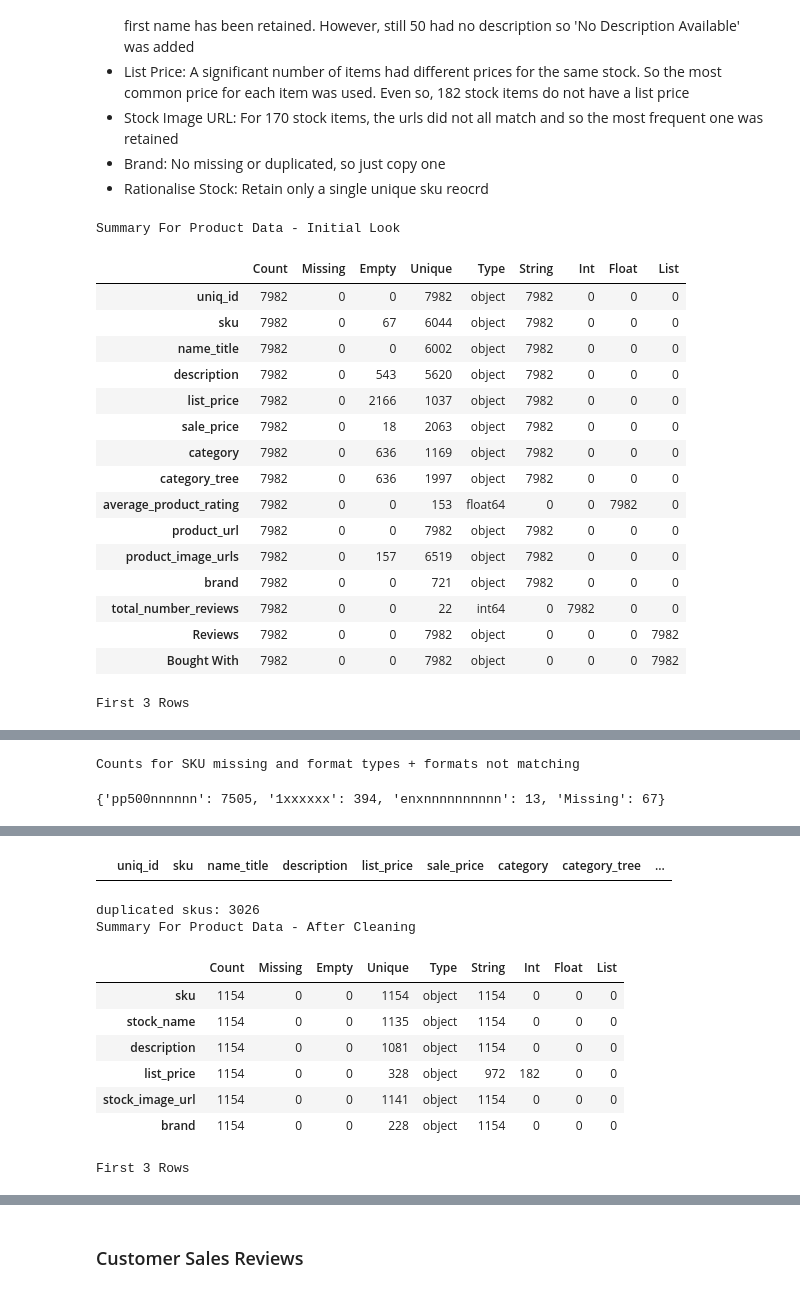
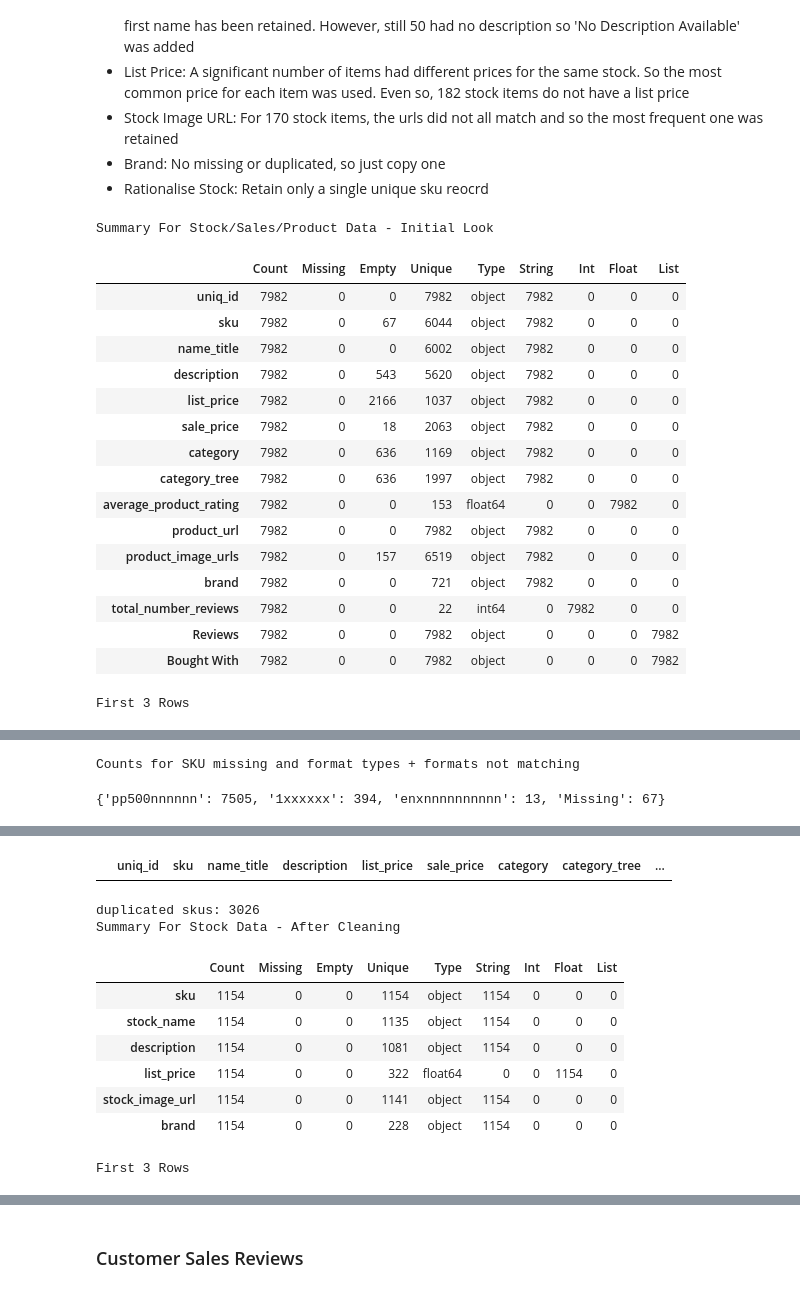
Before and after one commit to StuartG24/Retail_Data_Analysis, a Jupyter notebook: Report_Draft.ipynb, the cells around one changed output, grey strips where cells are left out. Saved outputs shown, nothing was run; the diff lists cells and outputs as text; code cells hidden in the pictures.

Commit message:
more on sales

```diff
--- a/Report_Draft.ipynb
+++ b/Report_Draft.ipynb
@@ -276,12 +276,13 @@ The following actions were taken:
 - Rationalise Stock: Retain only a single unique sku reocrd
 # %%
 # Establish a reference list of all product / stock details
+# And also the initial draft of the sales datafreame
 
-# Create an initial new dataframe for all product details
+# Create an initial new dataframe for all stock details
 stock_df = source_jcp_products_df.copy()
 
 # Print the file and data fields
-print_full_summary('Summary For Product Data - Initial Look', stock_df)
+print_full_summary('Summary For Stock/Sales/Product Data - Initial Look', stock_df)
 
 # Flag all missing fields for easier checking and replacement
 missing_flag = 'Missing'
@@ -314,6 +315,9 @@ for row in missing_sku.itertuples():
 # Double-check all updated
 missing_sku = stock_df[stock_df['sku'] == missing_flag]
 display(missing_sku)
+
+# Create an initial new dataframe for all sales details ready for later manipulation
+sales_df = stock_df.copy()
 
 # Drop non stock columns
 columns_not_required = ['uniq_id', 'sale_price', 'category', 'category_tree', 'average_product_rating',
@@ -376,49 +380,49 @@ stock_df = new_stock_df.copy()
 stock_df['list_price'] = pd.to_numeric(stock_df['list_price'], errors='coerce')
 
 # Print the file and data fields
-print_full_summary('Summary For Product Data - After Cleaning', new_stock_df)
+print_full_summary('Summary For Stock Data - After Cleaning', stock_df)
 
 # Tidy up
 del counts, filtered, matched, regex_pattern, sku_format, sku_formats, missing_flag, non_empty
 del sku_count, missing_sku, row, new_id, most_frequent
 del new_sku, new_stock_df, columns_not_required, sku, sku_duplicated, sku_groups_dup, group
 # %% [output]
-Summary For Product Data - Initial Look
+Summary For Stock/Sales/Product Data - Initial Look
 |  | Count | Missing | Empty | Unique | Type | String | Int | Float | List |
 | uniq_id | 7982 | 0 | 0 | 7982 | object | 7982 | 0 | 0 | 0 |
 | sku | 7982 | 0 | 67 | 6044 | object | 7982 | 0 | 0 | 0 |
 | name_title | 7982 | 0 | 0 | 6002 | object | 7982 | 0 | 0 | 0 |
 | description | 7982 | 0 | 543 | 5620 | object | 7982 | 0 | 0 | 0 |
 | list_price | 7982 | 0 | 2166 | 1037 | object | 7982 | 0 | 0 | 0 |
 | sale_price | 7982 | 0 | 18 | 2063 | object | 7982 | 0 | 0 | 0 |
 | category | 7982 | 0 | 636 | 1169 | object | 7982 | 0 | 0 | 0 |
 | category_tree | 7982 | 0 | 636 | 1997 | object | 7982 | 0 | 0 | 0 |
 | average_product_rating | 7982 | 0 | 0 | 153 | float64 | 0 | 0 | 7982 | 0 |
 | product_url | 7982 | 0 | 0 | 7982 | object | 7982 | 0 | 0 | 0 |
 | product_image_urls | 7982 | 0 | 157 | 6519 | object | 7982 | 0 | 0 | 0 |
 | brand | 7982 | 0 | 0 | 721 | object | 7982 | 0 | 0 | 0 |
 | total_number_reviews | 7982 | 0 | 0 | 22 | int64 | 0 | 7982 | 0 | 0 |
 | Reviews | 7982 | 0 | 0 | 7982 | object | 0 | 0 | 0 | 7982 |
 | Bought With | 7982 | 0 | 0 | 7982 | object | 0 | 0 | 0 | 7982 |
 First 3 Rows
 |  | uniq_id | sku | name_title | description | list_price | sale_price | category | category_tree | ... |
 | 0 | b6c0b6bea69c722939585baeac73c13d | pp5006380337 | Alfred Dunner® Essential Pull On ... | You'll return to our Alfred Dunne... | 41.09 | 24.16 | alfred dunner | jcpenney|women|alfred dunner | ... |
 | 1 | 93e5272c51d8cce02597e3ce67b7ad0a | pp5006380337 | Alfred Dunner® Essential Pull On ... | You'll return to our Alfred Dunne... | 41.09 | 24.16 | alfred dunner | jcpenney|women|alfred dunner | ... |
 | 2 | 013e320f2f2ec0cf5b3ff5418d688528 | pp5006380337 | Alfred Dunner® Essential Pull On ... | You'll return to our Alfred Dunne... | 41.09 | 24.16 | view all | jcpenney|women|view all | ... |
 Counts for SKU missing and format types + formats not matching
 {'pp500nnnnnn': 7505, '1xxxxxx': 394, 'enxnnnnnnnnnn': 13, 'Missing': 67}
 |  | uniq_id | sku | name_title | description | list_price | sale_price | category | category_tree | ... |
 | 2269 | 9fa199671d88a2a3cddd06a0dac02763 | 0903a80 | KitchenAid® Artisan® 5-qt. Stand ... | The mixer you've always dreamed o... | 604.31 | 423.01 | small appliances | jcpenney|for-the-home|small appli... | ... |
 | 3984 | 4875e80ad4e5d0d8970850046a4c8b8c | PP100000902 | Alyx® Gauze Print Tank Top or Mil... | Missing | Missing | 24.1633 | outfits you'll love | jcpenney|women|outfits you'll love | ... |
 | 7884 | 6dcebbf40f3195554080edced28d401b | 0903a80 | KitchenAid® Artisan® 5-qt. Stand ... | The mixer you've always dreamed o... | Missing | 604.31 | wedding | jcpenney|wedding | ... |
 |  | uniq_id | sku | name_title | description | list_price | sale_price | category | category_tree | ... |
 duplicated skus: 3026
-Summary For Product Data - After Cleaning
+Summary For Stock Data - After Cleaning
 |  | Count | Missing | Empty | Unique | Type | String | Int | Float | List |
 | sku | 1154 | 0 | 0 | 1154 | object | 1154 | 0 | 0 | 0 |
 | stock_name | 1154 | 0 | 0 | 1135 | object | 1154 | 0 | 0 | 0 |
 | description | 1154 | 0 | 0 | 1081 | object | 1154 | 0 | 0 | 0 |
-| list_price | 1154 | 0 | 0 | 328 | object | 972 | 182 | 0 | 0 |
+| list_price | 1154 | 0 | 0 | 322 | float64 | 0 | 0 | 1154 | 0 |
 | stock_image_url | 1154 | 0 | 0 | 1141 | object | 1154 | 0 | 0 | 0 |
 | brand | 1154 | 0 | 0 | 228 | object | 1154 | 0 | 0 | 0 |
 First 3 Rows
```
Also changed, not shown: parts of 3 cells of this notebook.
